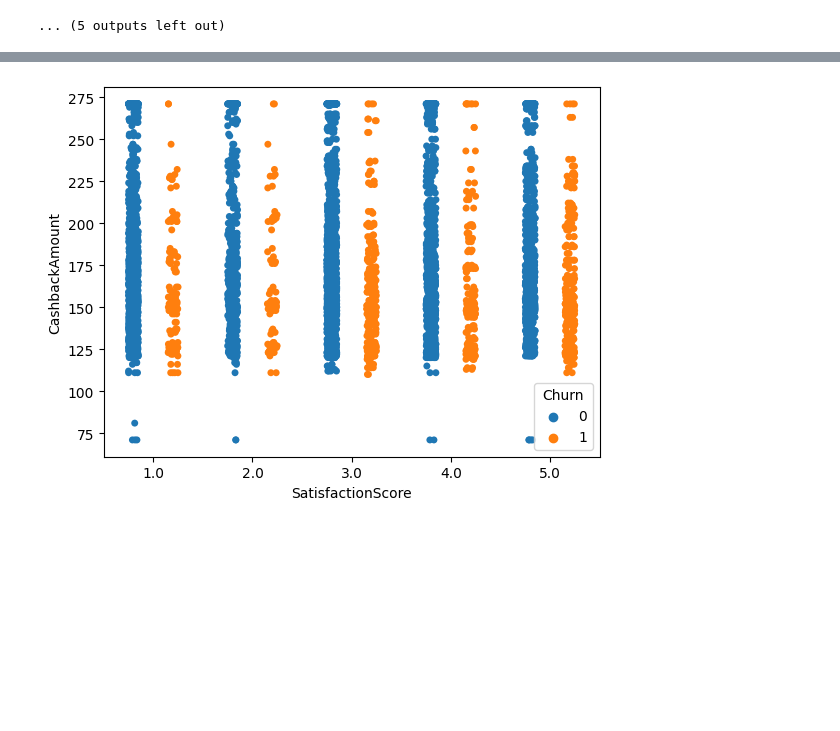
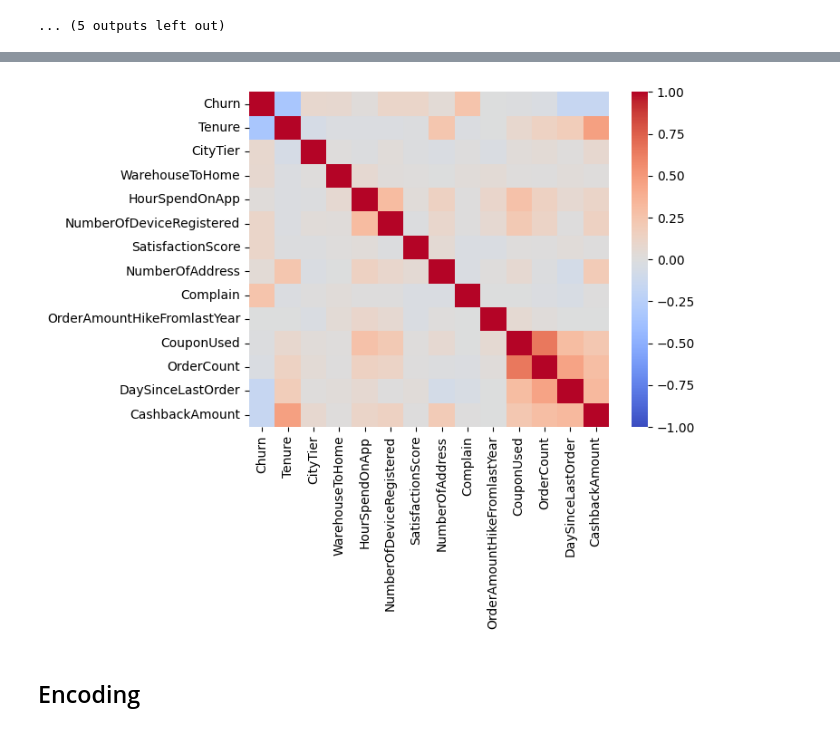
Before and after one commit to straylight77/data-sci-learning, a Jupyter notebook: dat203/final.ipynb, the cells around one changed output, grey strips where cells are left out. Cells and saved outputs as stored; diff of their text form; code cells hidden in the pictures; blank space fills up the shorter version.

```diff
--- a/dat203/final.ipynb
+++ b/dat203/final.ipynb
@@ -295,5 +331,8 @@ for c in df.columns:
-# %%
-sns.stripplot(data=df, x="SatisfactionScore", y="CashbackAmount", hue="Churn", dodge=True)
-plt.show()
-# %% [output]
-[figure, removed]
+# %%
+cor = df.corr(numeric_only=True)
+sns.heatmap(cor, cmap="coolwarm", vmin=-1, vmax=1)
+plt.show()
+# %% [output]
+[figure, added]
+# %% [markdown]
+## Encoding
```
Also changed, not shown: parts of 39 cells of this notebook.
